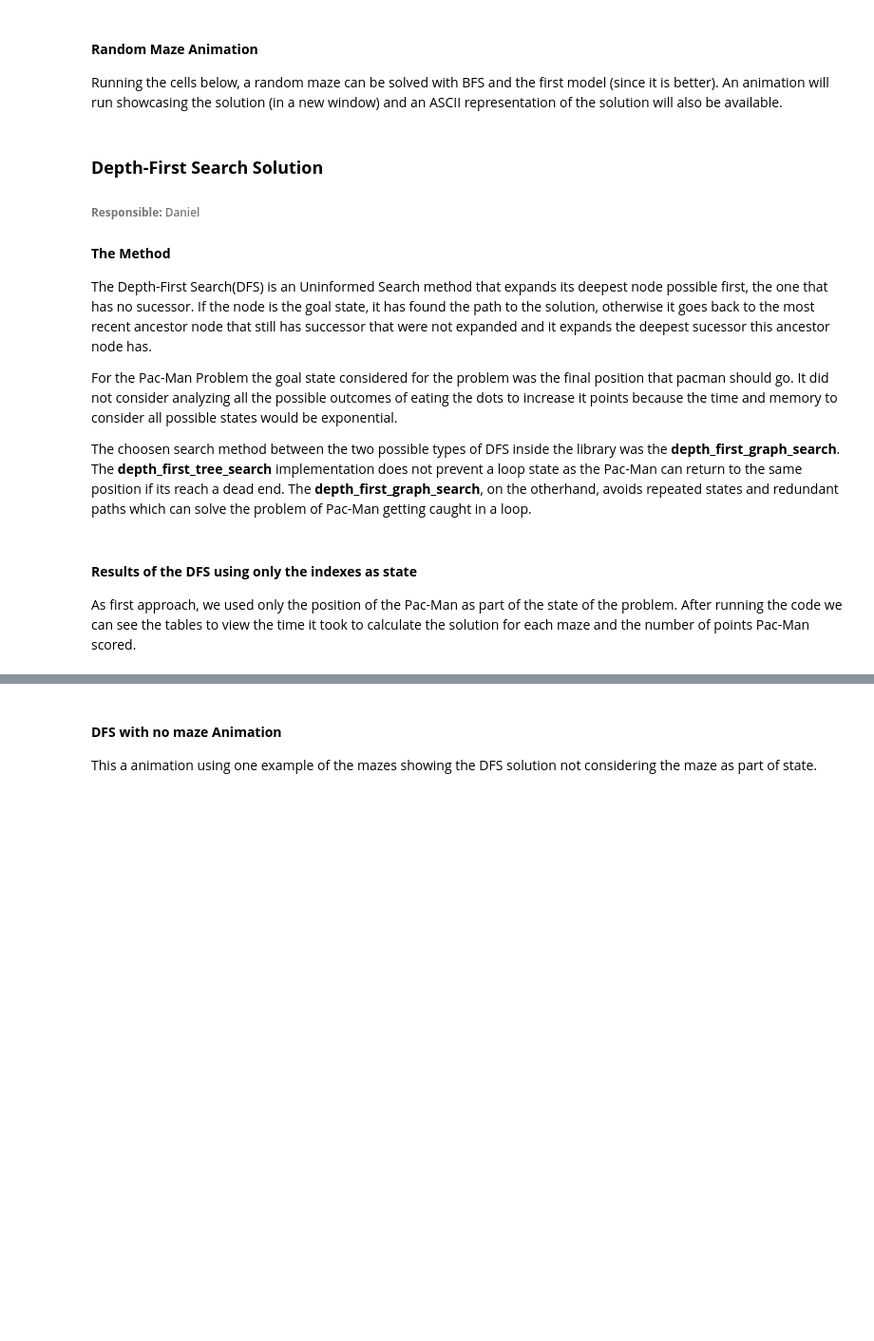
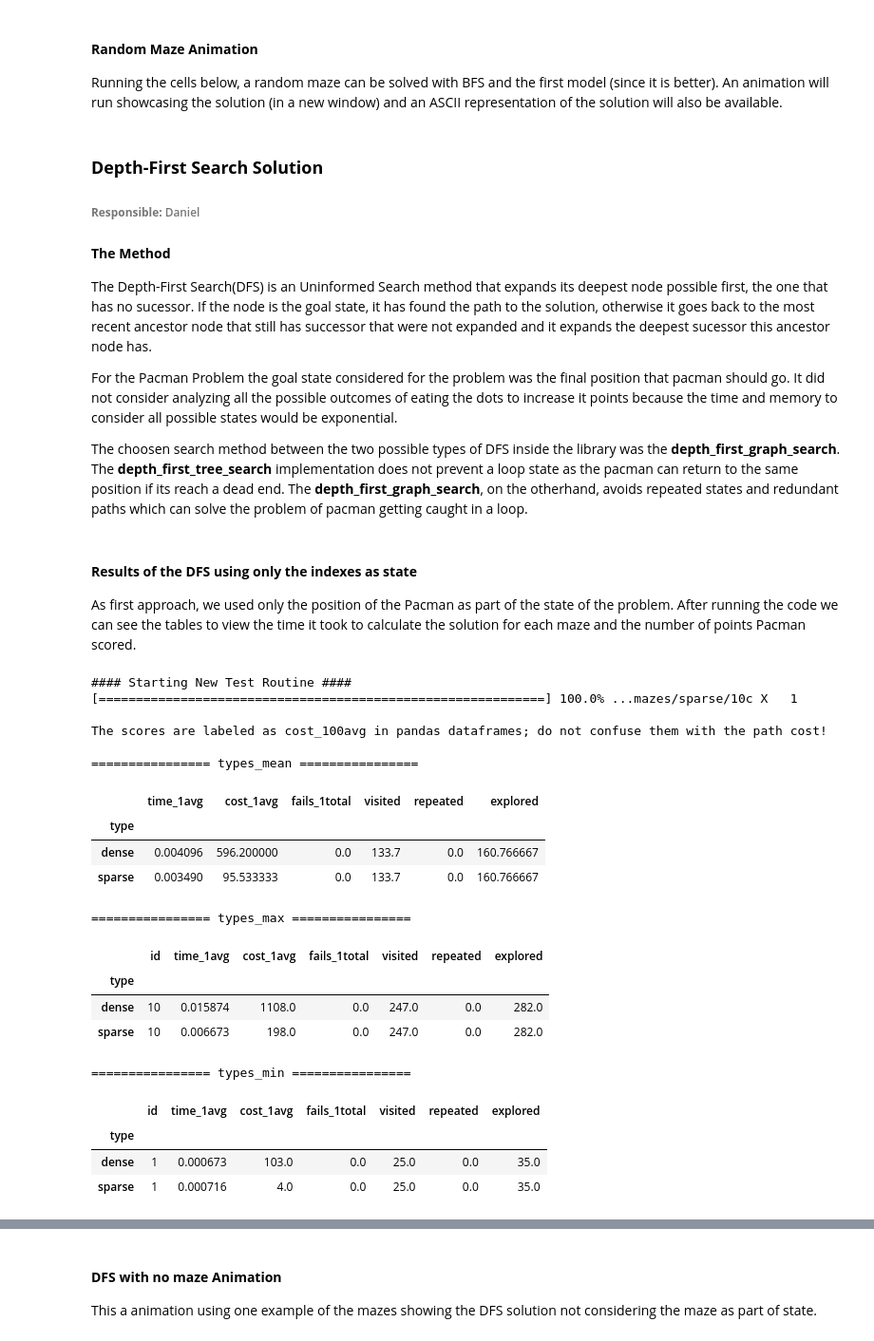
Before and after one commit to VFerrari/IntroductionToAI, a Jupyter notebook: project1.ipynb, the cells around one changed output, grey strips where cells are left out. Shown at 95% size. Saved outputs shown, nothing was run; the diff lists cells and outputs as text; code cells hidden in the pictures; blank space fills up the shorter version.

```diff
--- a/project1.ipynb
+++ b/project1.ipynb
@@ -940,7 +855,8 @@ dataframes = run_tests(
     out_path='data/bfs/problem2'
 )
 
-for df in dataframes:
+print('The scores are labeled as cost_100avg in pandas dataframes; do not confuse them with the path cost!\n')
+for df in dataframes[4:]:
     print(f'================ {df.name} ================\n')
     display(df)
 # %% [markdown]
@@ -984,32 +900,54 @@ agent.display_path(path, 0.3)
 #### **The Method**
 The Depth-First Search(DFS) is an Uninformed Search method that expands its deepest node possible first, the one that has no sucessor. If the node is the goal state, it has found the path to the solution, otherwise it goes back to the most recent ancestor node that still has successor that were not expanded and it expands the deepest sucessor this ancestor node has.
 
-For the Pac-Man Problem the goal state considered for the problem was the final position that pacman should go. It did not consider analyzing all the possible outcomes of eating the dots to increase it points because the time and memory to consider all possible states would be exponential.
+For the Pacman Problem the goal state considered for the problem was the final position that pacman should go. It did not consider analyzing all the possible outcomes of eating the dots to increase it points because the time and memory to consider all possible states would be exponential.
 
-The choosen search method between the two possible types of DFS inside the library was the **depth_first_graph_search**. The **depth_first_tree_search** implementation does not prevent a loop state as the Pac-Man can return to the same position if its reach a dead end. The **depth_first_graph_search**, on the otherhand, avoids repeated states and redundant paths which can solve the problem of Pac-Man getting caught in a loop.
+The choosen search method between the two possible types of DFS inside the library was the **depth_first_graph_search**. The **depth_first_tree_search** implementation does not prevent a loop state as the pacman can return to the same position if its reach a dead end. The **depth_first_graph_search**, on the otherhand, avoids repeated states and redundant paths which can solve the problem of pacman getting caught in a loop.
 # %% [markdown]
 #### **Results of the DFS using only the indexes as state**
 
-As first approach, we used only the position of the Pac-Man as part of the state of the problem. After running the code we can see the tables to view the time it took to calculate the solution for each maze and the number of points Pac-Man scored.
+As first approach, we used only the position of the Pacman as part of the state of the problem. After running the code we can see the tables to view the time it took to calculate the solution for each maze and the number of points Pacman scored.
 # %%
 def dfs_no_maze(agent, maze, init, goal, *args):
     ''' triggers DFS method and returns the score '''
     agent.formulate_problem(init, goal, False, [b'-', b'|', b'o', b'_'])
     agent.search(depth_first_graph_search)
     return agent.get_score()
 
 # Run all tests
 dataframes = run_tests(
     test_files,
     dfs_no_maze,
     [],
     repeat=1,
     out_path='data/dfs/nomaze'
 )
 
-for df in dataframes:
+print('The scores are labeled as cost_100avg in pandas dataframes; do not confuse them with the path cost!\n')
+for df in dataframes[4:]:
     print(f'================ {df.name} ================\n')
     display(df)
+# %% [output]
+#### Starting New Test Routine ####
+[============================================================] 100.0% ...mazes/sparse/10c X   1
+
+The scores are labeled as cost_100avg in pandas dataframes; do not confuse them with the path cost!
+
+================ types_mean ================
+|  | time_1avg | cost_1avg | fails_1total | visited | repeated | explored |
+| type |  |  |  |  |  |  |
+| dense | 0.004096 | 596.200000 | 0.0 | 133.7 | 0.0 | 160.766667 |
+| sparse | 0.003490 | 95.533333 | 0.0 | 133.7 | 0.0 | 160.766667 |
+================ types_max ================
+|  | id | time_1avg | cost_1avg | fails_1total | visited | repeated | explored |
+| type |  |  |  |  |  |  |  |
+| dense | 10 | 0.015874 | 1108.0 | 0.0 | 247.0 | 0.0 | 282.0 |
+| sparse | 10 | 0.006673 | 198.0 | 0.0 | 247.0 | 0.0 | 282.0 |
+================ types_min ================
+|  | id | time_1avg | cost_1avg | fails_1total | visited | repeated | explored |
+| type |  |  |  |  |  |  |  |
+| dense | 1 | 0.000673 | 103.0 | 0.0 | 25.0 | 0.0 | 35.0 |
+| sparse | 1 | 0.000716 | 4.0 | 0.0 | 25.0 | 0.0 | 35.0 |
 # %% [markdown]
 #### **Results of the DFS using the map and indexes as state**
 
```
Also changed, not shown: parts of 17 cells of this notebook, 1 other file.
